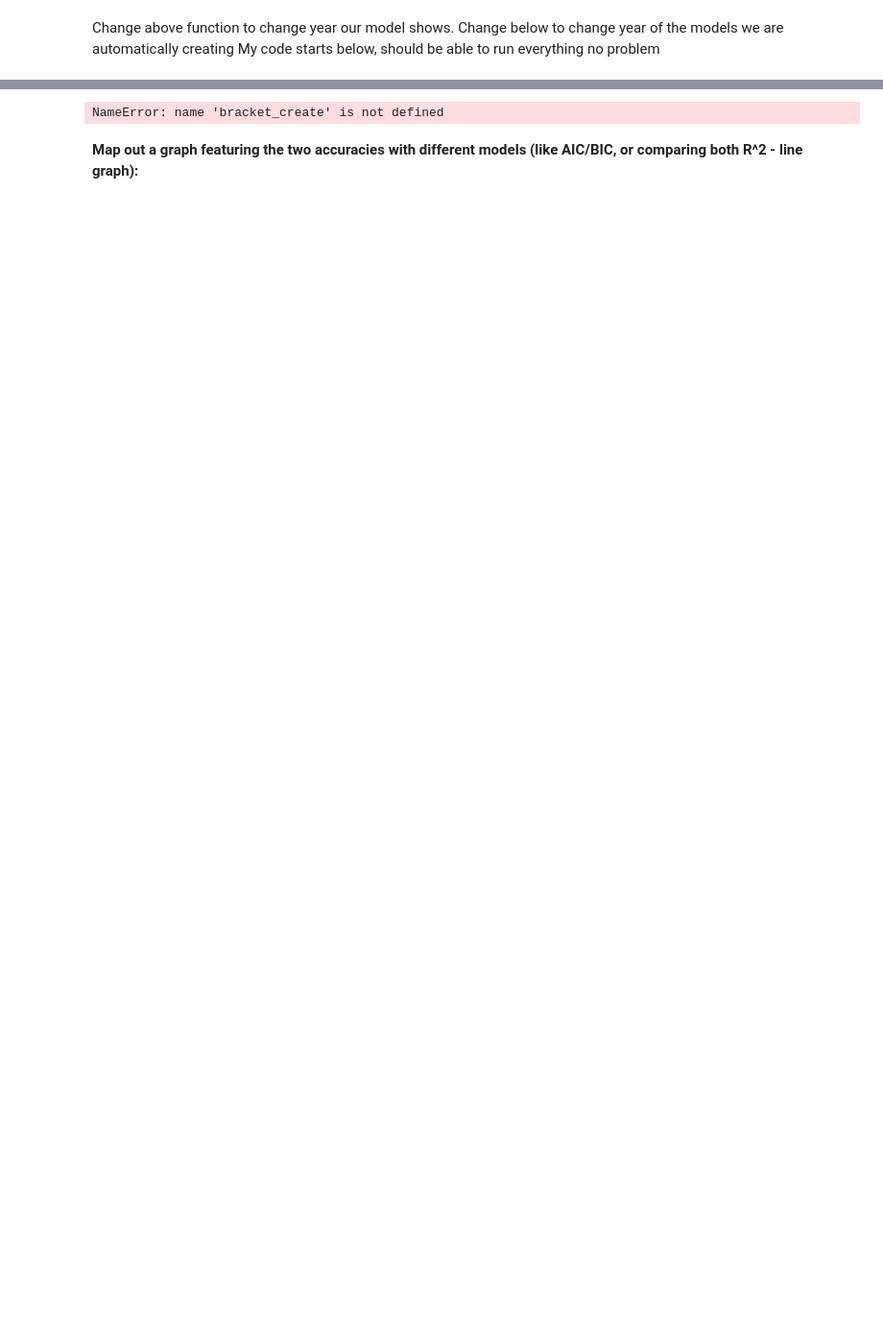
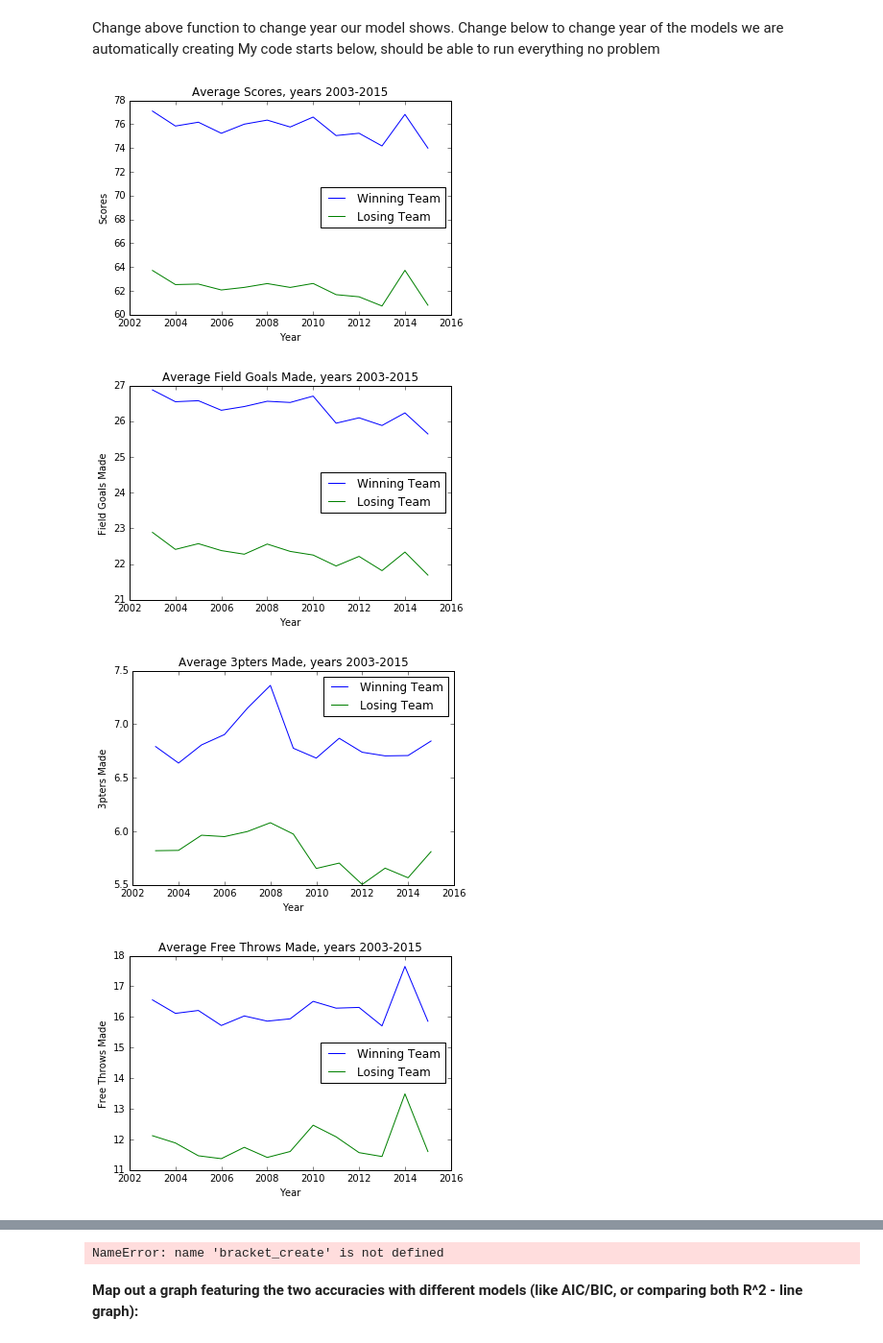
Before and after one commit to nishkakar/MarchMadness, a Jupyter notebook: InitialModel_graphing.ipynb, the cells around one changed output, grey strips where cells are left out. Shown: that part at 96% size. Saved outputs shown, nothing was run; the diff lists cells and outputs as text; code cells hidden in the pictures; blank space fills up the shorter version.

Commit message:
made some feature graphs

```diff
--- a/InitialModel_graphing.ipynb
+++ b/InitialModel_graphing.ipynb
@@ -609,0 +612,40 @@ My code starts below, should be able to run everything no problem
+# %%
+def plot_feat(wheader, lheader):
+    wfeat = wheader
+    wfeat_list = []
+
+    #losing field goals made
+    lfeat = lheader
+    lfeat_list = []
+    years = range(2003, 2016, 1)
+    for year in years:
+        season_df = pd.read_csv('datasets/toruney_selected_reg_season_detailed_results/reg_season/' + str(year) + '_regular_seas.csv', delimiter = ',')
+        wfeat_list.append(season_df[wfeat].mean())
+        lfeat_list.append(season_df[lfeat].mean())
+
+    plt.plot(years, wfeat_list, color='b', label='Winning Team')
+    plt.plot(years, lfeat_list, color='g', label='Losing Team')
+    plt.xlabel("Year")
+    head_dic = {"Wscore":"Scores", "Wfgm":"Field Goals Made",
+               "Wfgm3":"3pters Made", "Wftm":"Free Throws Made",
+               "Wor":"Offensive Rebounds", "Wdr":"Deffensive Rebounds",
+               "Wast":"Assits", "Wto":"Turn Overs", "Wstl":"Steals",
+               "Wblk":"Blocks", "Wpf":"Personal Fouls"}
+    plt.ylabel(head_dic[wheader])
+    plt.legend(loc='best')
+    title = "Average %s, years 2003-2015" %(head_dic[wheader])
+    plt.title(title)
+    plt.show()
+# %%
+w_stats = ["Wscore", "Wfgm", "Wfgm3", "Wftm","Wor",
+            "Wdr","Wast", "Wto", "Wstl","Wblk", "Wpf"]
+l_stats = ["Lscore", "Lfgm", "Lfgm3", "Lftm","Lor",
+            "Ldr","Last", "Lto", "Lstl","Lblk", "Lpf"]
+# %%
+for index, stat in enumerate(w_stats):
+    plot_feat(stat, l_stats[index])
+# %% [output]
+[figure, added]
+[figure, added]
+[figure, added]
+[figure, added]
```
Also changed, not shown: parts of 4 cells of this notebook.
